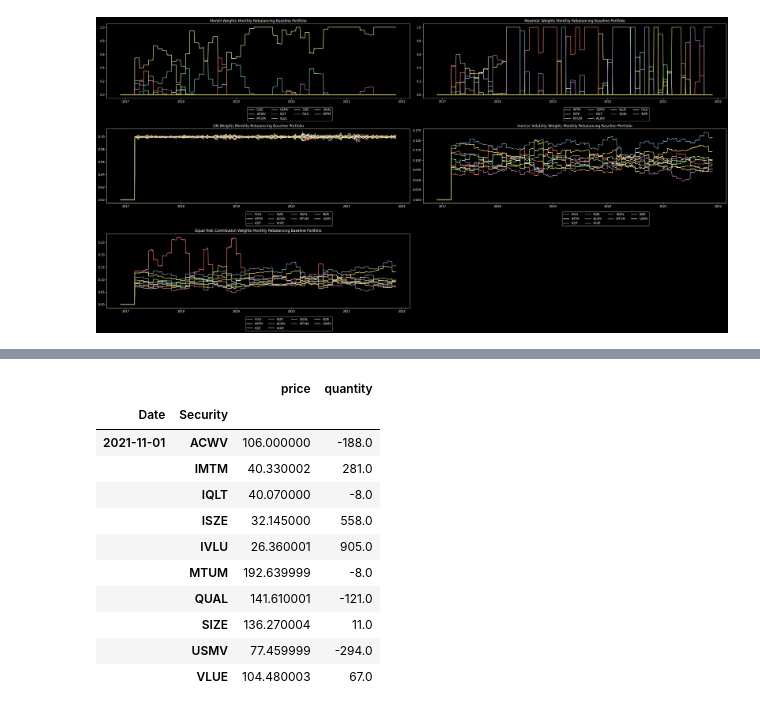
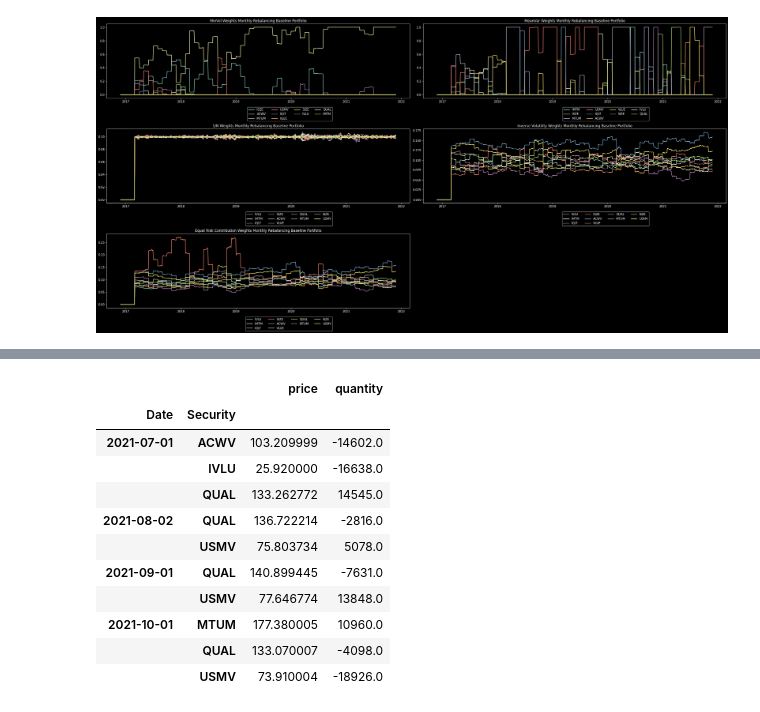
Before and after one commit to kirillstepanovv/Python-for-Finance, a Jupyter notebook: Portfolio Optimization /Optimized FS Invest Portfolio /FS_Invest_Optimization.ipynb, the cells around one changed output, grey strips where cells are left out. Cells and saved outputs as stored; diff of their text form; code cells hidden in the pictures.

```diff
--- a/Portfolio Optimization /Optimized FS Invest Portfolio /FS_Invest_Optimization.ipynb
+++ b/Portfolio Optimization /Optimized FS Invest Portfolio /FS_Invest_Optimization.ipynb
@@ -290,17 +299,17 @@ results
 | win_year_perc | 0.8 | 0.8 | 0.8 | 0.8 | 0.8 |
 | twelve_month_win_perc | 0.96 | 0.84 | 0.82 | 0.82 | 0.82 |
 # %%
-result_invvol.get_transactions().tail(10)
+result_meanvar.get_transactions().tail(10)
 # %% [output]
 |  |  | price | quantity |
 | Date | Security |  |  |
-| 2021-11-01 | ACWV | 106.000000 | -188.0 |
-|  | IMTM | 40.330002 | 281.0 |
-|  | IQLT | 40.070000 | -8.0 |
-|  | ISZE | 32.145000 | 558.0 |
-|  | IVLU | 26.360001 | 905.0 |
-|  | MTUM | 192.639999 | -8.0 |
-|  | QUAL | 141.610001 | -121.0 |
-|  | SIZE | 136.270004 | 11.0 |
-|  | USMV | 77.459999 | -294.0 |
-|  | VLUE | 104.480003 | 67.0 |
+| 2021-07-01 | ACWV | 103.209999 | -14602.0 |
+|  | IVLU | 25.920000 | -16638.0 |
+|  | QUAL | 133.262772 | 14545.0 |
+| 2021-08-02 | QUAL | 136.722214 | -2816.0 |
+|  | USMV | 75.803734 | 5078.0 |
+| 2021-09-01 | QUAL | 140.899445 | -7631.0 |
+|  | USMV | 77.646774 | 13848.0 |
+| 2021-10-01 | MTUM | 177.380005 | 10960.0 |
+|  | QUAL | 133.070007 | -4098.0 |
+|  | USMV | 73.910004 | -18926.0 |
```
Also changed, not shown: parts of 7 cells of this notebook.
